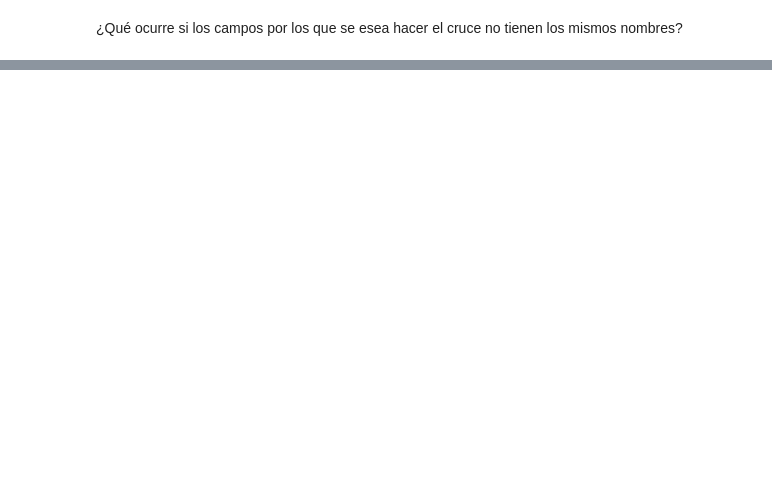
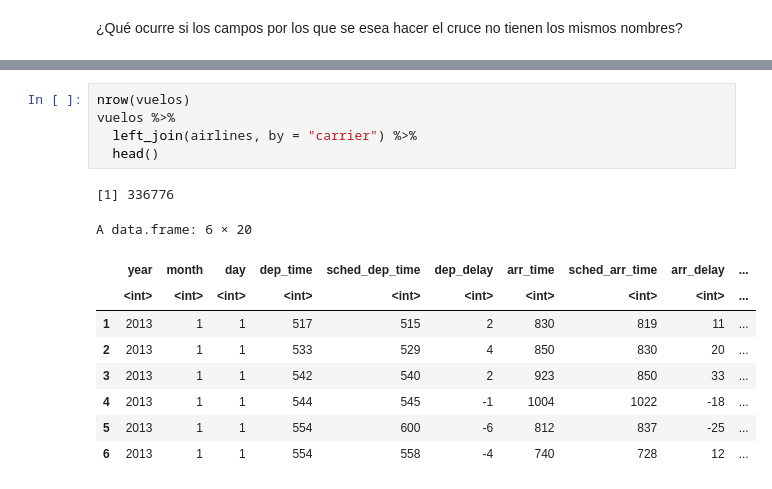
Before and after one commit to majorquev/DBDC_202406_Programacion_en_R_para_ciencia_de_datos, a Jupyter notebook: Clases/C4/01_Cruce_de_tablas.ipynb, the cells around one changed output, grey strips where cells are left out. Cells and saved outputs as stored; diff of their text form; blank space fills up the shorter version.

```diff
--- a/Clases/C4/01_Cruce_de_tablas.ipynb
+++ b/Clases/C4/01_Cruce_de_tablas.ipynb
@@ -91,0 +261,16 @@ perritos
+# %%
+nrow(vuelos)
+vuelos %>%
+  left_join(airlines, by = "carrier") %>%
+  head()
+# %% [output]
+[1] 336776
+A data.frame: 6 × 20
+|  | year | month | day | dep_time | sched_dep_time | dep_delay | arr_time | sched_arr_time | arr_delay | ... |
+|  | <int> | <int> | <int> | <int> | <int> | <int> | <int> | <int> | <int> | ... |
+| 1 | 2013 | 1 | 1 | 517 | 515 | 2 | 830 | 819 | 11 | ... |
+| 2 | 2013 | 1 | 1 | 533 | 529 | 4 | 850 | 830 | 20 | ... |
+| 3 | 2013 | 1 | 1 | 542 | 540 | 2 | 923 | 850 | 33 | ... |
+| 4 | 2013 | 1 | 1 | 544 | 545 | -1 | 1004 | 1022 | -18 | ... |
+| 5 | 2013 | 1 | 1 | 554 | 600 | -6 | 812 | 837 | -25 | ... |
+| 6 | 2013 | 1 | 1 | 554 | 558 | -4 | 740 | 728 | 12 | ... |
```
Also changed, not shown: parts of 18 cells of this notebook.
